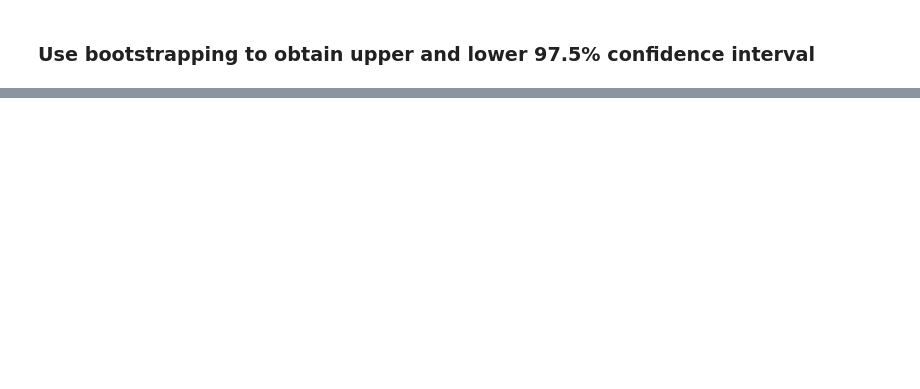
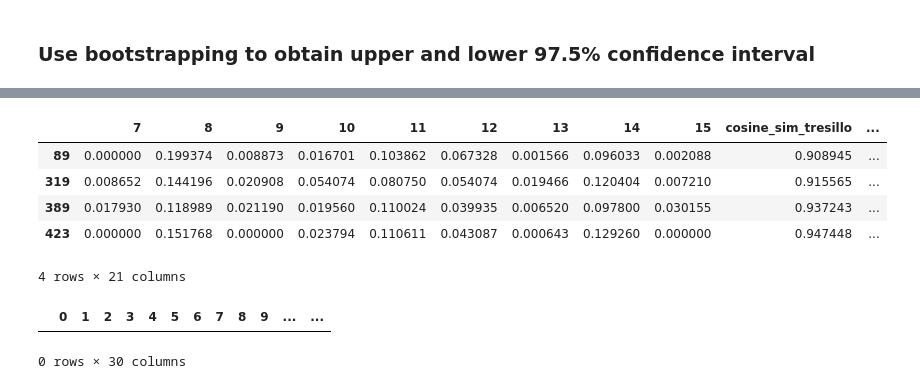
Before and after one commit to pushkarjajoria/Tresillo, a Jupyter notebook: src/rythm_vectors.ipynb, the cells around one changed output, grey strips where cells are left out. Drawn from its saved outputs; the diff is of its cells as text; code cells hidden in the pictures; blank space fills up the shorter version.

```diff
--- a/src/rythm_vectors.ipynb
+++ b/src/rythm_vectors.ipynb
@@ -277,0 +355,16 @@ no tresillo upper and lower ci on 100 draws:  0.6037983392784003 0.6704955900495
+# %%
+df_bilboard_high_tresillo = df_bilboard_merged[df_bilboard_merged['cosine_sim_tresillo']>0.9]
+df_bilboard_high_tresillo = df_bilboard_high_tresillo.drop(['0','1','2', '3', '4', '5', '6', 'Lyrics', 'Features'], axis =1)
+df_bilboard_high_tresillo
+# %% [output]
+|  | 7 | 8 | 9 | 10 | 11 | 12 | 13 | 14 | 15 | cosine_sim_tresillo | ... |
+| 89 | 0.000000 | 0.199374 | 0.008873 | 0.016701 | 0.103862 | 0.067328 | 0.001566 | 0.096033 | 0.002088 | 0.908945 | ... |
+| 319 | 0.008652 | 0.144196 | 0.020908 | 0.054074 | 0.080750 | 0.054074 | 0.019466 | 0.120404 | 0.007210 | 0.915565 | ... |
+| 389 | 0.017930 | 0.118989 | 0.021190 | 0.019560 | 0.110024 | 0.039935 | 0.006520 | 0.097800 | 0.030155 | 0.937243 | ... |
+| 423 | 0.000000 | 0.151768 | 0.000000 | 0.023794 | 0.110611 | 0.043087 | 0.000643 | 0.129260 | 0.000000 | 0.947448 | ... |
+4 rows × 21 columns
+# %%
+df_bilboard_high_tresillo[df_bilboard_high_tresillo['artist']=='Ed Sheeran']
+# %% [output]
+|  | 0 | 1 | 2 | 3 | 4 | 5 | 6 | 7 | 8 | 9 | ... | ... |
+0 rows × 30 columns
```
Also changed, not shown: parts of 11 cells of this notebook.
